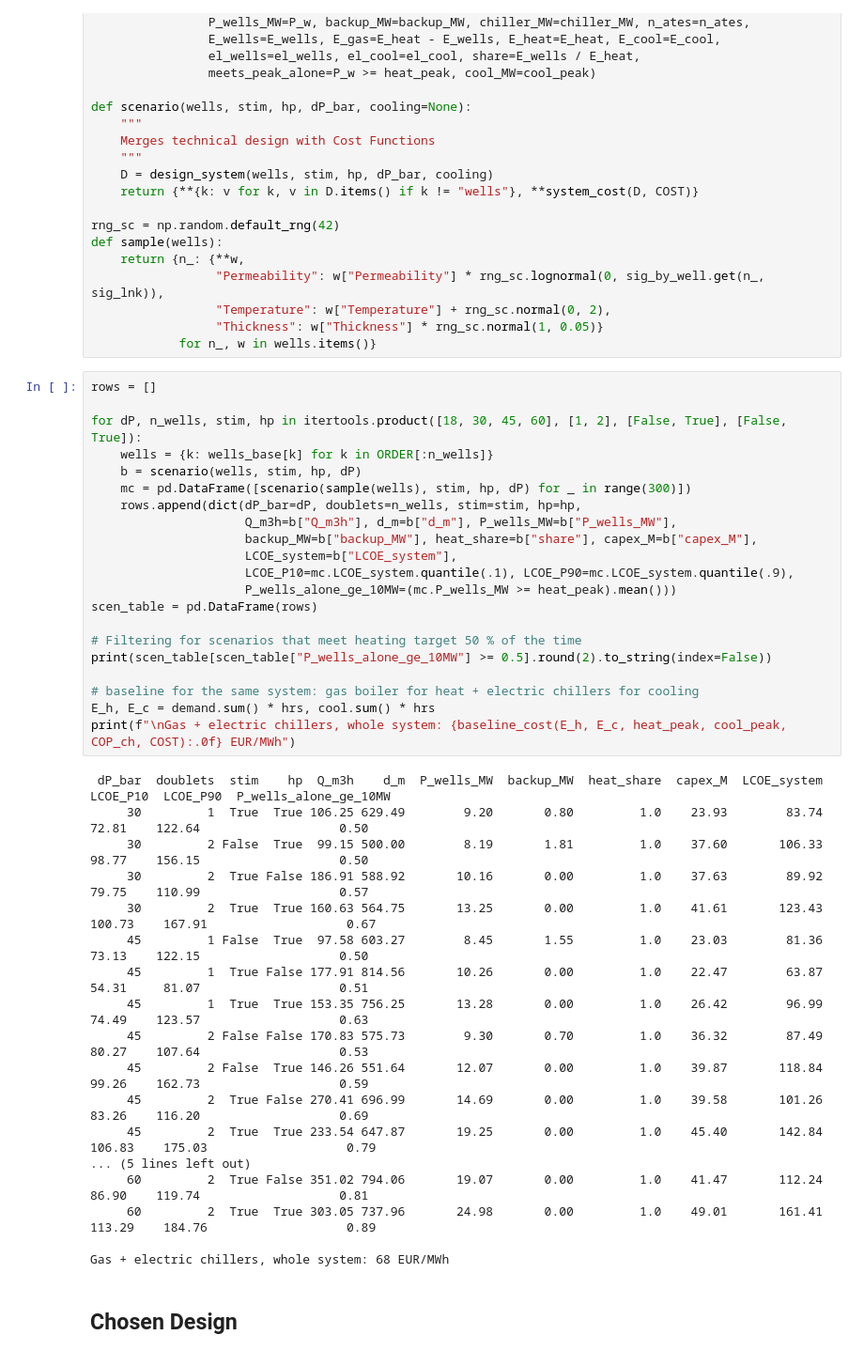
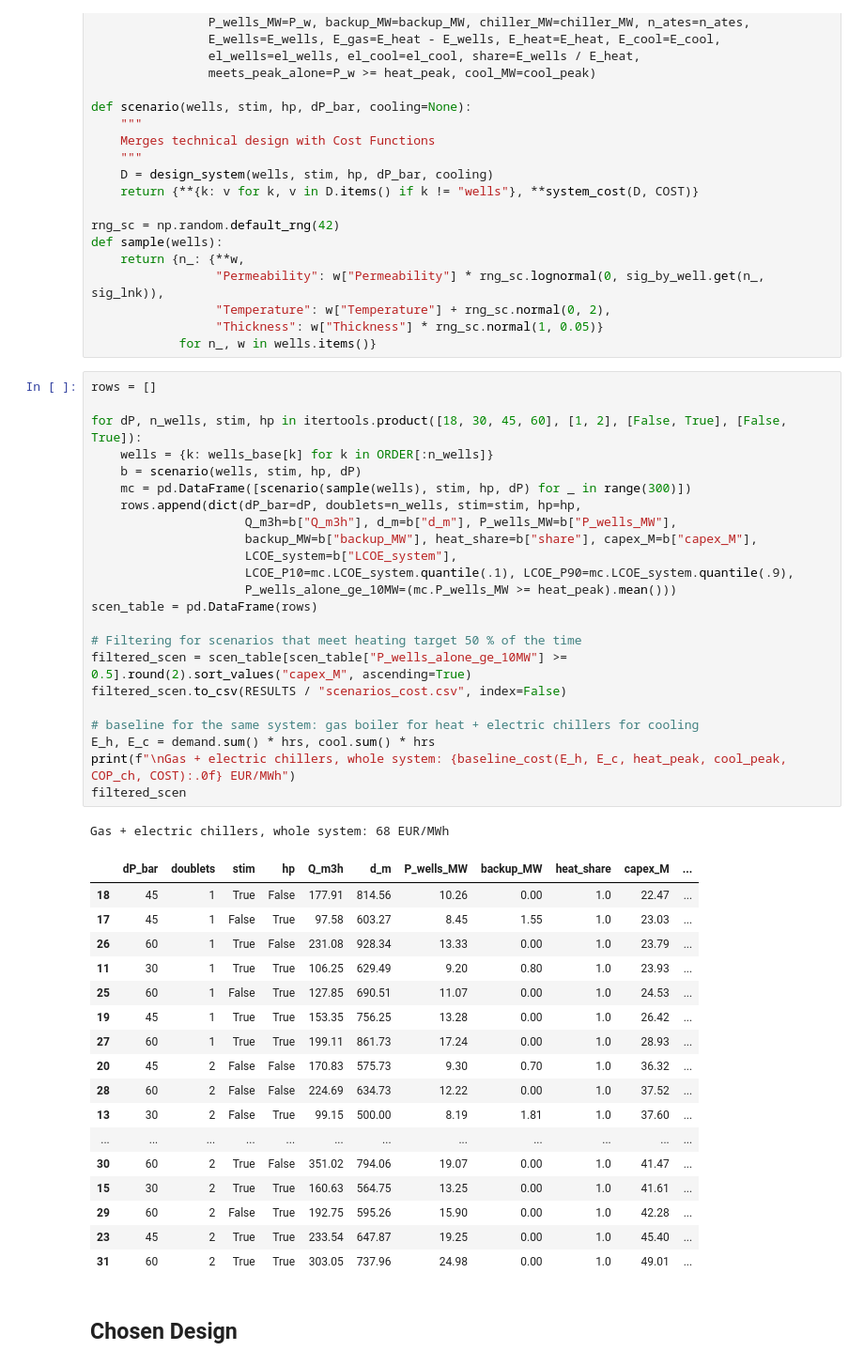
Before and after one commit to sadaraka-kadi/utrecht-geothermal-screening, a Jupyter notebook: notebooks/04_power_economics.ipynb, the cells around one changed output. Shown at 94% size. Drawn from its saved outputs; the diff is of its cells as text.

```diff
--- a/notebooks/04_power_economics.ipynb
+++ b/notebooks/04_power_economics.ipynb
@@ -497,42 +497,45 @@ def sample(wells):
 # %%
 rows = []
 
 for dP, n_wells, stim, hp in itertools.product([18, 30, 45, 60], [1, 2], [False, True], [False, True]):
     wells = {k: wells_base[k] for k in ORDER[:n_wells]}
     b = scenario(wells, stim, hp, dP)
     mc = pd.DataFrame([scenario(sample(wells), stim, hp, dP) for _ in range(300)])
     rows.append(dict(dP_bar=dP, doublets=n_wells, stim=stim, hp=hp,
                      Q_m3h=b["Q_m3h"], d_m=b["d_m"], P_wells_MW=b["P_wells_MW"],
                      backup_MW=b["backup_MW"], heat_share=b["share"], capex_M=b["capex_M"],
                      LCOE_system=b["LCOE_system"],
                      LCOE_P10=mc.LCOE_system.quantile(.1), LCOE_P90=mc.LCOE_system.quantile(.9),
                      P_wells_alone_ge_10MW=(mc.P_wells_MW >= heat_peak).mean()))
 scen_table = pd.DataFrame(rows)
 
 # Filtering for scenarios that meet heating target 50 % of the time
-print(scen_table[scen_table["P_wells_alone_ge_10MW"] >= 0.5].round(2).to_string(index=False))
+filtered_scen = scen_table[scen_table["P_wells_alone_ge_10MW"] >= 0.5].round(2).sort_values("capex_M", ascending=True)
+filtered_scen.to_csv(RESULTS / "scenarios_cost.csv", index=False)
 
 # baseline for the same system: gas boiler for heat + electric chillers for cooling
 E_h, E_c = demand.sum() * hrs, cool.sum() * hrs
 print(f"\nGas + electric chillers, whole system: {baseline_cost(E_h, E_c, heat_peak, cool_peak, COP_ch, COST):.0f} EUR/MWh")
+filtered_scen
 # %% [output]
- dP_bar  doublets  stim    hp  Q_m3h    d_m  P_wells_MW  backup_MW  heat_share  capex_M  LCOE_system  LCOE_P10  LCOE_P90  P_wells_alone_ge_10MW
-     30         1  True  True 106.25 629.49        9.20       0.80         1.0    23.93        83.74     72.81    122.64                   0.50
-     30         2 False  True  99.15 500.00        8.19       1.81         1.0    37.60       106.33     98.77    156.15                   0.50
-     30         2  True False 186.91 588.92       10.16       0.00         1.0    37.63        89.92     79.75    110.99                   0.57
-     30         2  True  True 160.63 564.75       13.25       0.00         1.0    41.61       123.43    100.73    167.91                   0.67
-     45         1 False  True  97.58 603.27        8.45       1.55         1.0    23.03        81.36     73.13    122.15                   0.50
-     45         1  True False 177.91 814.56       10.26       0.00         1.0    22.47        63.87     54.31     81.07                   0.51
-     45         1  True  True 153.35 756.25       13.28       0.00         1.0    26.42        96.99     74.49    123.57                   0.63
-     45         2 False False 170.83 575.73        9.30       0.70         1.0    36.32        87.49     80.27    107.64                   0.53
-     45         2 False  True 146.26 551.64       12.07       0.00         1.0    39.87       118.84     99.26    162.73                   0.59
-     45         2  True False 270.41 696.99       14.69       0.00         1.0    39.58       101.26     83.26    116.20                   0.69
-     45         2  True  True 233.54 647.87       19.25       0.00         1.0    45.40       142.84    106.83    175.03                   0.79
-... (5 lines left out)
-     60         2  True False 351.02 794.06       19.07       0.00         1.0    41.47       112.24     86.90    119.74                   0.81
-     60         2  True  True 303.05 737.96       24.98       0.00         1.0    49.01       161.41    113.29    184.76                   0.89
-
 Gas + electric chillers, whole system: 68 EUR/MWh
+|  | dP_bar | doublets | stim | hp | Q_m3h | d_m | P_wells_MW | backup_MW | heat_share | capex_M | ... |
+| 18 | 45 | 1 | True | False | 177.91 | 814.56 | 10.26 | 0.00 | 1.0 | 22.47 | ... |
+| 17 | 45 | 1 | False | True | 97.58 | 603.27 | 8.45 | 1.55 | 1.0 | 23.03 | ... |
+| 26 | 60 | 1 | True | False | 231.08 | 928.34 | 13.33 | 0.00 | 1.0 | 23.79 | ... |
+| 11 | 30 | 1 | True | True | 106.25 | 629.49 | 9.20 | 0.80 | 1.0 | 23.93 | ... |
+| 25 | 60 | 1 | False | True | 127.85 | 690.51 | 11.07 | 0.00 | 1.0 | 24.53 | ... |
+| 19 | 45 | 1 | True | True | 153.35 | 756.25 | 13.28 | 0.00 | 1.0 | 26.42 | ... |
+| 27 | 60 | 1 | True | True | 199.11 | 861.73 | 17.24 | 0.00 | 1.0 | 28.93 | ... |
+| 20 | 45 | 2 | False | False | 170.83 | 575.73 | 9.30 | 0.70 | 1.0 | 36.32 | ... |
+| 28 | 60 | 2 | False | False | 224.69 | 634.73 | 12.22 | 0.00 | 1.0 | 37.52 | ... |
+| 13 | 30 | 2 | False | True | 99.15 | 500.00 | 8.19 | 1.81 | 1.0 | 37.60 | ... |
+| ... | ... | ... | ... | ... | ... | ... | ... | ... | ... | ... | ... |
+| 30 | 60 | 2 | True | False | 351.02 | 794.06 | 19.07 | 0.00 | 1.0 | 41.47 | ... |
+| 15 | 30 | 2 | True | True | 160.63 | 564.75 | 13.25 | 0.00 | 1.0 | 41.61 | ... |
+| 29 | 60 | 2 | False | True | 192.75 | 595.26 | 15.90 | 0.00 | 1.0 | 42.28 | ... |
+| 23 | 45 | 2 | True | True | 233.54 | 647.87 | 19.25 | 0.00 | 1.0 | 45.40 | ... |
+| 31 | 60 | 2 | True | True | 303.05 | 737.96 | 24.98 | 0.00 | 1.0 | 49.01 | ... |
 # %% [markdown]
 ## Chosen Design
 # %%
```
Also changed, not shown: parts of 3 cells of this notebook.
